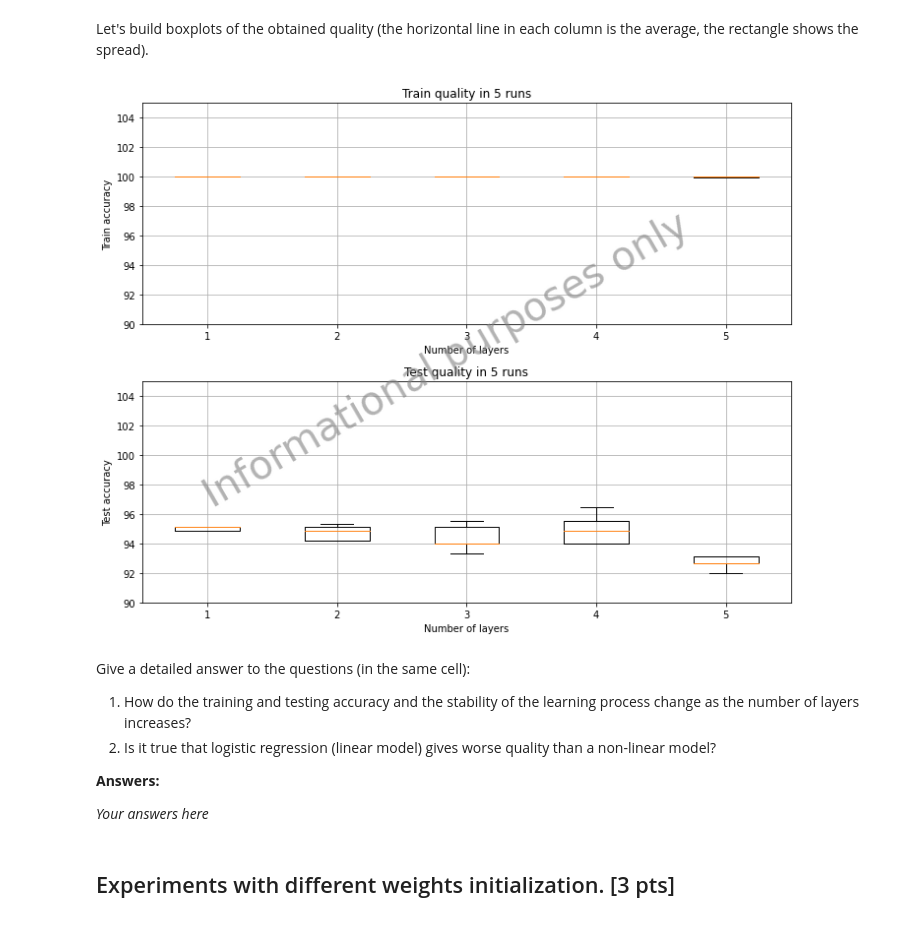
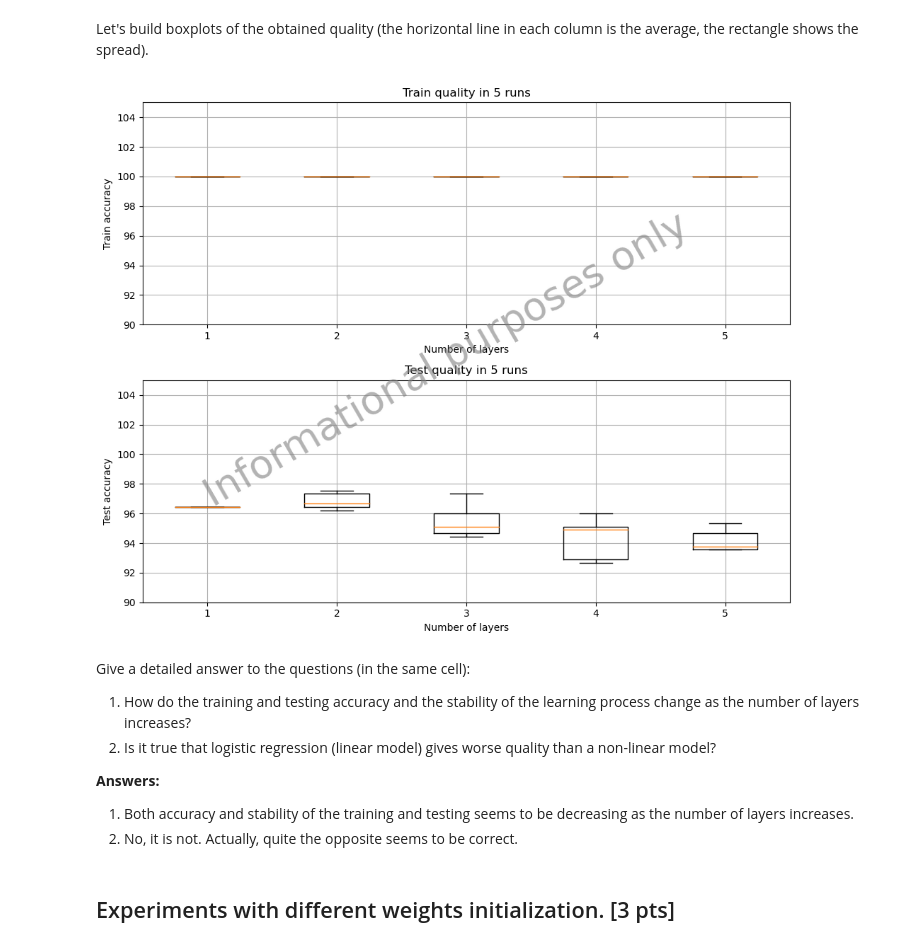
Before and after one commit to enotvtapke/deep-learning, a Jupyter notebook: Practice_1_Dense_Networks.ipynb, the cells around one changed output. Cells and saved outputs as stored; diff of their text form; code cells hidden in the pictures.

```diff
--- a/Practice_1_Dense_Networks.ipynb
+++ b/Practice_1_Dense_Networks.ipynb
@@ -244,7 +251,9 @@ class CrossEntropyLoss(torch.nn.Module):
         :param torch.Tensor labels: array of ground truth labels of size [batch_size]
         :returns: Cross-entropy loss function value
         """
-        ### your code here
+        x_normalized = x - torch.max(x, dim=1, keepdim=True)[0]
+        loss = -torch.gather(x_normalized, dim=1, index=labels.unsqueeze(1)).squeeze(1) + torch.logsumexp(x_normalized, dim=1)
+        return loss.mean()
 # %%
 cel_layer = CrossEntropyLoss()
 x = torch.randn([101, 51])
@@ -379,7 +393,7 @@ X, y = load_digits(return_X_y=True)
 Split data into training and testing subsets in the proportion of $3:1$ and convert them into tensors:
 # %%
 ### your code here
-X_train, X_test, y_train, y_test = ..., ..., ..., ...
+X_train, X_test, y_train, y_test = train_test_split(X, y, test_size=0.25)
 # %%
 print(X_train.shape, X_test.shape, y_train.shape, y_test.shape)
 # %% [output]
@@ -584,6 +610,14 @@ def training_loop(n_epochs, network, loss_fn, optimizer, ds_train, ds_test, devi
 # %% [markdown]
 Let's train the network. In all experiments, train the network for $200$ epochs with the `max_iter=1` parameter in the optimizer.
 # %%
+dense_network = DenseNetwork(
+    in_features=in_features, hidden_size=hidden_size,
+    n_classes=n_classes, n_layers=3, activation=ReLU
+)
+optimizer = torch.optim.LBFGS(dense_network.parameters(), max_iter=1)
+loss_fn = CrossEntropyLoss()
+dense_network.to(device)
+
 train_losses, test_losses, train_accs, test_accs = training_loop(
     n_epochs=200, network=dense_network, loss_fn=loss_fn,
     optimizer=optimizer, ds_train=(X_train, y_train), ds_test=(X_test, y_test), device=device
@@ -762,0 +677,20 @@ Loss (Train/Test): 0.000/2.871. Accuracy, % (Train/Test): 100.00/94.00
+# %%
+for i in range(5):
+    for j in range(5):
+        num_layers = i + 1
+
+        dense_network = DenseNetwork(
+            in_features=in_features, hidden_size=hidden_size,
+            n_classes=n_classes, n_layers=num_layers, activation=ReLU
+        )
+        optimizer = torch.optim.LBFGS(dense_network.parameters(), max_iter=1)
+        loss_fn = CrossEntropyLoss()
+        dense_network.to(device)
+
+        _, _, train_accs, test_accs = training_loop(
+            n_epochs=200, network=dense_network, loss_fn=loss_fn,
+            optimizer=optimizer, ds_train=(X_train, y_train), ds_test=(X_test, y_test), device=device,
+            log=False
+        )
+        accs_train[i][j] = train_accs[-1]
+        accs_test[i][j] = test_accs[-1]
@@ -765,34 +717,34 @@ Let's build boxplots of the obtained quality (the horizontal line in each column
 # %%
 fig, axes = plt.subplots(2, 1, figsize=(10, 8))
 
 axes[0].boxplot(accs_train.T, showfliers=False)
 axes[1].boxplot(accs_test.T, showfliers=False)
 
 axes[0].set_xlabel("Number of layers")
 axes[1].set_xlabel("Number of layers")
 
 axes[0].set_ylabel("Train accuracy")
 axes[1].set_ylabel("Test accuracy")
 
 axes[0].set_ylim(90, 105)
 axes[1].set_ylim(90, 105)
 
 axes[0].set_title("Train quality in 5 runs")
 axes[1].set_title("Test quality in 5 runs")
 
 axes[0].grid(True)
 axes[1].grid(True)
 
 fig.text(
     0.5, 0.5, 'Informational purposes only',
     fontsize=40, color='gray', alpha=0.6,
-    ha='center', va='center', rotation='30'
+    ha='center', va='center', rotation=30
 )
 
 fig.tight_layout()
 plt.show()
 # %% [output]
-[figure, old version]
+[figure, new version]
 # %% [markdown]
 Give a detailed answer to the questions (in the same cell):
 1. How do the training and testing accuracy and the stability of the learning process change as the number of layers increases?
@@ -800,7 +752,8 @@ Give a detailed answer to the questions (in the same cell):
 
 __Answers:__
 
-*Your answers here*
+1. Both accuracy and stability of the training and testing seems to be decreasing as the number of layers increases.
+2. No, it is not. Actually, quite the opposite seems to be correct.
 # %% [markdown]
 ## Experiments with different weights initialization. [3 pts]
 # %% [markdown]
```
Also changed, not shown: parts of 46 cells of this notebook.
